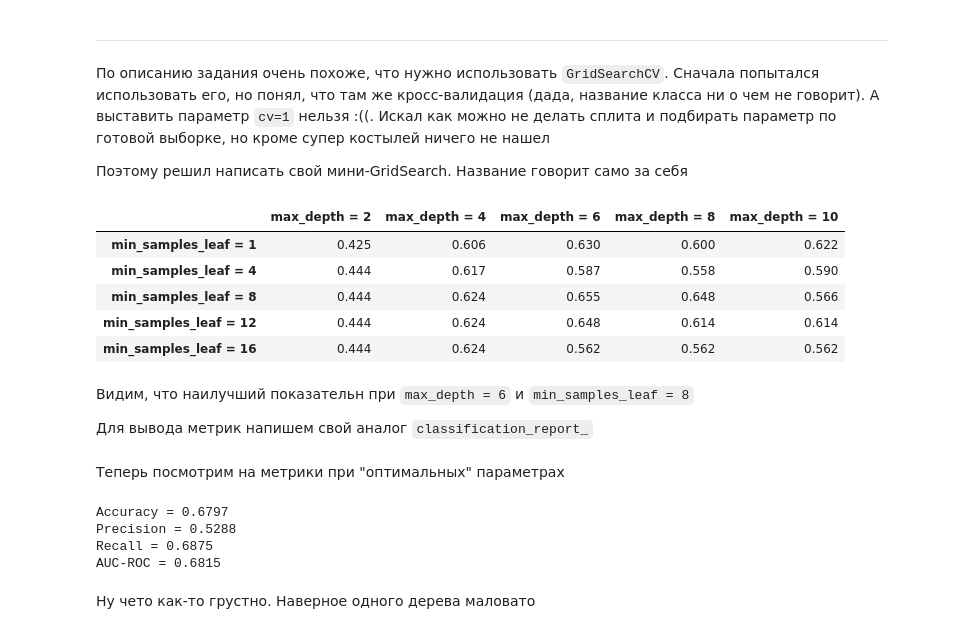
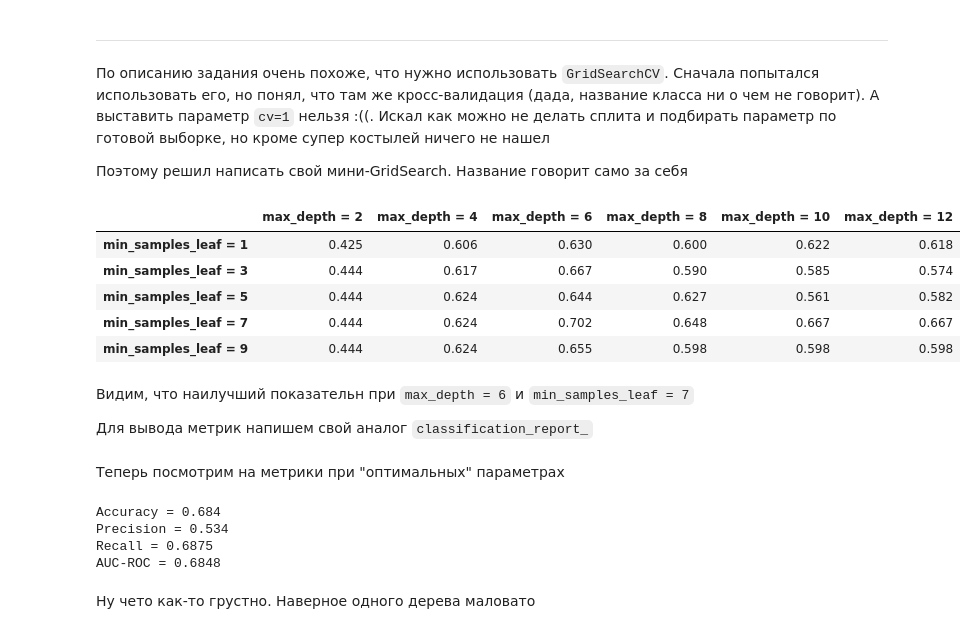
Before and after one commit to vctriusss/iad-ds-homeworks, a Jupyter notebook: hw07-trees-rf.ipynb, the cells around one changed output. Drawn from its saved outputs; the diff is of its cells as text; code cells hidden in the pictures.

```diff
--- a/hw07-trees-rf.ipynb
+++ b/hw07-trees-rf.ipynb
@@ -195,8 +198,6 @@ def find_best_split(
 
     impurity = np.var if task == 'regression' else gini
     HR_m = impurity(target_vector)
-    feature_vector = np.array(feature_vector)
-    target_vector = np.array(target_vector)
 
     if feature_type == 'real':
 
@@ -204,10 +205,13 @@ def find_best_split(
         sorted_features = feature_vector[sorted_ind]
         sorted_target = target_vector[sorted_ind]
 
-        thresholds = (sorted_features[:-1] + sorted_features[1:]) / 2
+        sorted_features_unique = np.unique(sorted_features)
 
-        Qs = Q_real_vec(np.arange(1, feature_vector.shape[0]),
-                   Rm_sorted=sorted_target,
+        thresholds = (sorted_features_unique[:-1] + sorted_features_unique[1:]) / 2
+
+        Qs = Q_vec(thresholds,
+                   feature_vector=sorted_features,
+                   Rm=sorted_target,
                    HR_m=HR_m,
                    impurity_func=impurity)
 
@@ -215,19 +219,19 @@ def find_best_split(
 
         thresholds = np.unique(feature_vector)
 
-        Qs = Q_cat_vec(thresholds,
-                        feature_vector=feature_vector,
-                        Rm=target_vector,
-                        HR_m=HR_m,
-                        impurity_func=impurity)
+        Qs = Q_vec(thresholds,
+                    feature_vector=feature_vector,
+                    Rm=target_vector,
+                    impurity_func=impurity,
+                    HR_m=HR_m,
+                    feature_type='categorical')
 
     else:
         raise TypeError('Feature type is incorrect')
 
 
-    best_ind = np.argmax(Qs, axis=0)
-    best_Q = Qs[best_ind]
-    best_threshold = thresholds[best_ind]
+    best_Q = Qs.max()
+    best_threshold = np.min(thresholds[Qs == best_Q], axis=0)  # выбираем минимальный сплит
 
     return thresholds, Qs, best_threshold, best_Q
 # %% [markdown]
@@ -601,7 +610,7 @@ X_train_train, X_train_val, y_train_train, y_train_val = train_test_split(X_trai
 
 Поэтому решил написать свой мини-GridSearch. Название говорит само за себя
 # %%
-def ShitGridSearch(estimator,
+def ShittyGridSearch(estimator,
                    params: Dict,
                    score_func: Callable,
                    X_train, X_test, y_train, y_test):
@@ -624,20 +633,20 @@ def ShitGridSearch(estimator,
 
     display(res)
 # %%
-params = {'max_depth':[2, 4, 6, 8, 10], 'min_samples_leaf': [1, 4, 8, 12, 16]}
+params = {'max_depth':[2, 4, 6, 8, 10, 12], 'min_samples_leaf': [1, 3, 5, 7, 9]}
 
-ShitGridSearch(DecisionTreeClassifier, params, f1_score,
+ShittyGridSearch(DecisionTreeClassifier, params, f1_score,
                X_train_train, X_train_val,
                y_train_train, y_train_val)
 # %% [output]
-|  | max_depth = 2 | max_depth = 4 | max_depth = 6 | max_depth = 8 | max_depth = 10 |
-| min_samples_leaf = 1 | 0.425 | 0.606 | 0.630 | 0.600 | 0.622 |
-| min_samples_leaf = 4 | 0.444 | 0.617 | 0.587 | 0.558 | 0.590 |
-| min_samples_leaf = 8 | 0.444 | 0.624 | 0.655 | 0.648 | 0.566 |
-| min_samples_leaf = 12 | 0.444 | 0.624 | 0.648 | 0.614 | 0.614 |
-| min_samples_leaf = 16 | 0.444 | 0.624 | 0.562 | 0.562 | 0.562 |
+|  | max_depth = 2 | max_depth = 4 | max_depth = 6 | max_depth = 8 | max_depth = 10 | max_depth = 12 |
+| min_samples_leaf = 1 | 0.425 | 0.606 | 0.630 | 0.600 | 0.622 | 0.618 |
+| min_samples_leaf = 3 | 0.444 | 0.617 | 0.667 | 0.590 | 0.585 | 0.574 |
+| min_samples_leaf = 5 | 0.444 | 0.624 | 0.644 | 0.627 | 0.561 | 0.582 |
+| min_samples_leaf = 7 | 0.444 | 0.624 | 0.702 | 0.648 | 0.667 | 0.667 |
+| min_samples_leaf = 9 | 0.444 | 0.624 | 0.655 | 0.598 | 0.598 | 0.598 |
 # %% [markdown]
-Видим, что наилучший показательн при `max_depth = 6` и `min_samples_leaf = 8`
+Видим, что наилучший показательн при `max_depth = 6` и `min_samples_leaf = 7`
 
 Для вывода метрик напишем свой аналог `classification_report_`
 # %%
@@ -649,16 +658,16 @@ def show_scores(y_true, y_pred):
 # %% [markdown]
 Теперь посмотрим на метрики при "оптимальных" параметрах
 # %%
-dt_optimized = DecisionTreeClassifier(max_depth=6, min_samples_leaf=8, random_state=42)
+dt_optimized = DecisionTreeClassifier(max_depth=6, min_samples_leaf=7, random_state=42)
 
 pred = dt_optimized.fit(X_train, y_train).predict(X_test)
 
 show_scores(y_test, pred)
 # %% [output]
-Accuracy = 0.6797
-Precision = 0.5288
+Accuracy = 0.684
+Precision = 0.534
 Recall = 0.6875
-AUC-ROC = 0.6815
+AUC-ROC = 0.6848
 # %% [markdown]
 Ну чето как-то грустно. Наверное одного дерева маловато
 # %% [markdown]
```
Also changed, not shown: parts of 32 cells of this notebook.
